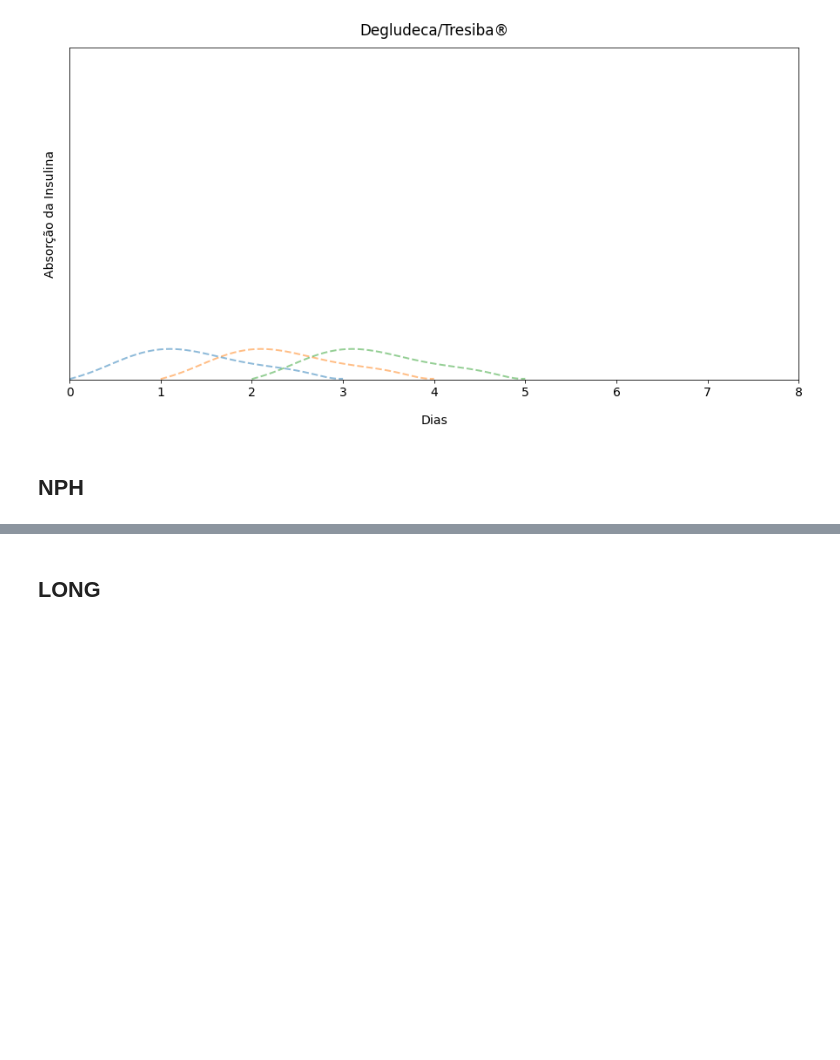
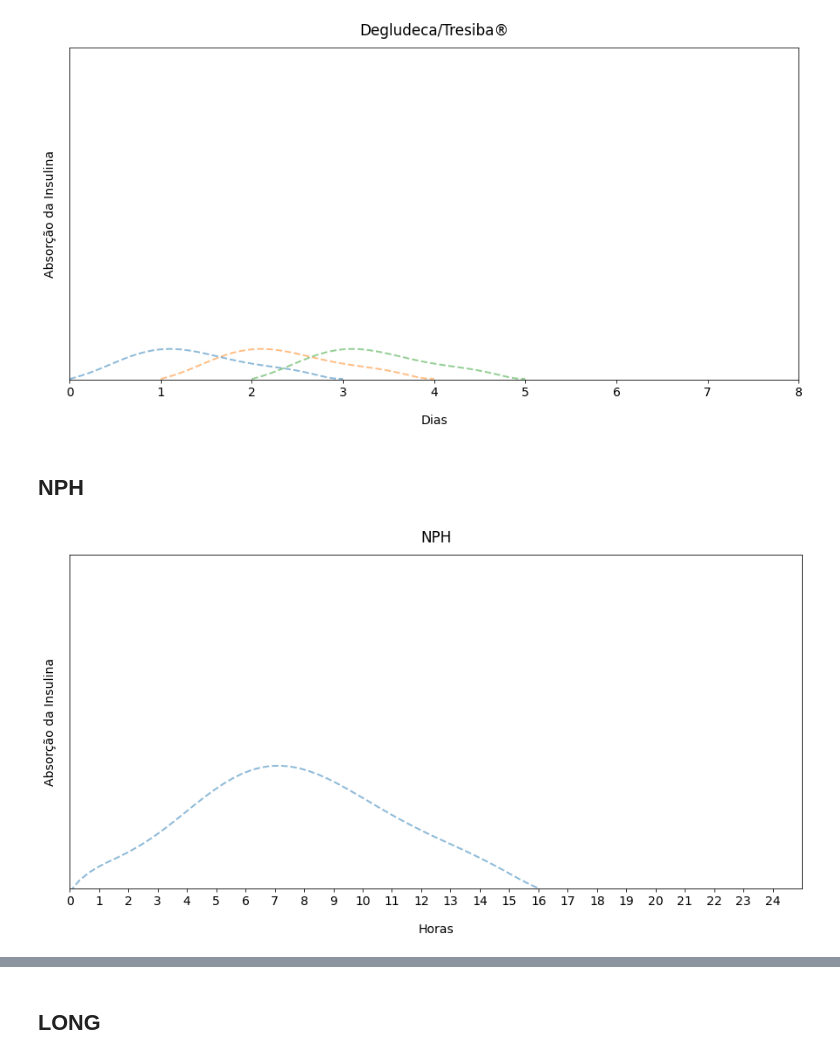
Before and after one commit to Bunoviske/LoopIOB, a Jupyter notebook: SlowInsulinCurves.ipynb, the cells around one changed output, grey strips where cells are left out. Saved outputs shown, nothing was run; the diff lists cells and outputs as text; code cells hidden in the pictures; blank space fills up the shorter version.

```diff
--- a/SlowInsulinCurves.ipynb
+++ b/SlowInsulinCurves.ipynb
@@ -148,4 +148,68 @@ plt.show()
 [figure]
 # %% [markdown]
 ## NPH
+# %%
+# bilinear
+xpeak = 7
+ypeak = 4
+totalDuration = 16
+
+x = np.linspace(0,totalDuration, num=50)
+y_bilinear = bilinear(x, xpeak=xpeak, ypeak=ypeak, totalDuration=totalDuration)
+
+# smoothing
+pars, cov = curve_fit(f=objective, xdata=x, ydata=y_bilinear)
+y_poly = objective(x, *pars)
+
+
+#generate insulin curve for many times during a day
+times = 1
+insulinPerDay = []
+for i in range(0,times):
+    offset = i*24
+    insulinPerDay.append([x + offset, y_poly])
+
+#generate combined action of these days
+noSuperpositionPct = (24/totalDuration)
+totalInsulinX = []
+totalInsulinY = []
+for i, day in enumerate(insulinPerDay):
+    xday = day[0]
+    yday = day[1]
+    offset = int(i*noSuperpositionPct*len(xday))
+    for j in range(0, len(xday)):
+        totalInsulinIndex = j + offset
+        if totalInsulinIndex < len(totalInsulinY):
+            totalInsulinY[totalInsulinIndex] += yday[j]
+        else: # continue expanding array by inserting new data
+            totalInsulinX.append(xday[j])
+            totalInsulinY.append(yday[j])
+
+#take nph data
+nphX = totalInsulinX
+nphY = totalInsulinY
+
+
+fig = plt.figure(figsize=(15,7))
+ax = fig.add_subplot(111)
+ax.set_title('NPH',pad=15)
+ax.set_xlabel('Horas', labelpad=18)
+ax.set_ylabel('Absorção da Insulina', labelpad=15)
+plt.rcParams.update({'font.size': 14})
+plt.xticks(range(0, 25))
+plt.xlim(0, 25)
+plt.ylim(0, 10)
+ax.get_yaxis().set_ticks([])
+
+#plt.plot(totalInsulinX, totalInsulinY)
+#plt.plot([number / 24 for number in totalInsulinX], totalInsulinY)
+#plt.plot(totalInsulinX, 2.5*np.ones(len(totalInsulinX)), '--', alpha=0.5,linewidth=2)
+for idx,day in enumerate(insulinPerDay):
+    #if ((idx) % 3 == 0) or idx == 0:
+    #    plt.plot([number / 24 for number in day[0]], day[1], linewidth=2, alpha=0.8)
+    if idx < 10:
+        plt.plot(day[0], day[1], '--', linewidth=2, alpha=0.5)
+plt.show()
+# %% [output]
+[figure, added]
 # %%
```
Also changed, not shown: parts of 7 cells of this notebook.
